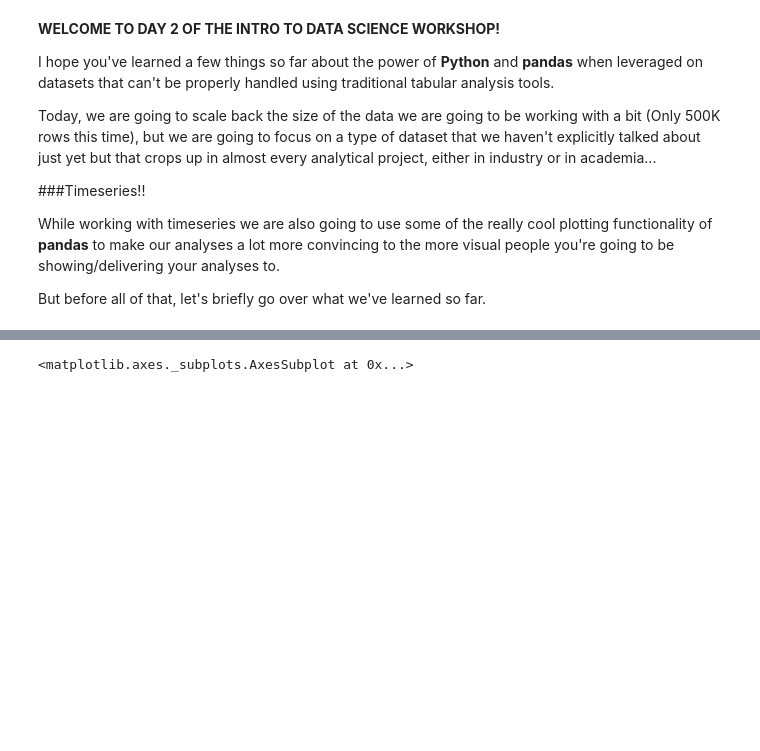
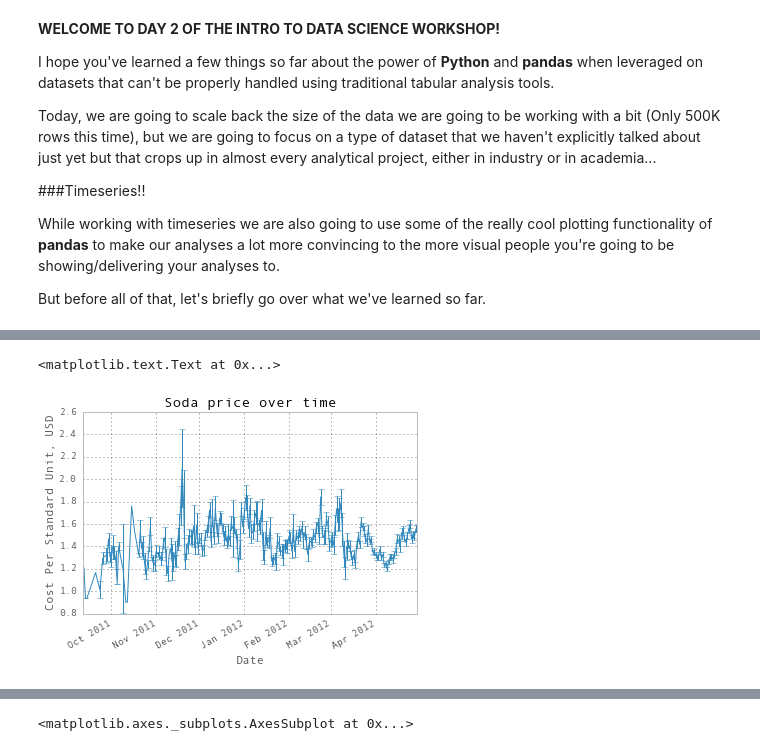
Before and after one commit to learn-co-students/intro-datascience-workshop-dumbo-web-080519, a Jupyter notebook: day2/Lesson 3 - Working with timeseries and learning to plot along the way.ipynb, the cells around one changed output, grey strips where cells are left out. Cells and saved outputs as stored; diff of their text form; code cells hidden in the pictures; blank space fills up the shorter version.

```diff
--- a/day2/Lesson 3 - Working with timeseries and learning to plot along the way.ipynb
+++ b/day2/Lesson 3 - Working with timeseries and learning to plot along the way.ipynb
@@ -71,0 +290,12 @@ priceData["Date"] = pd.to_datetime(priceData["Obs_Date_(yyyy-MM-dd)"],format="%Y
+# %%
+sodaPrices = priceData[priceData.Product_Name=="Coca Cola / Pepsi Cola"]
+
+sodaGroups = sodaPrices.groupby("Date")
+sodaMeans = sodaGroups["Conv_Price"].agg(np.mean)
+sodaErrs = sodaGroups["Conv_Price"].agg(stats.sem)
+
+sodaMeans.plot(yerr=sodaErrs,title="Soda price over time")
+plt.ylabel("Cost Per Standard Unit, USD")
+# %% [output]
+<matplotlib.text.Text at 0x...>
+[figure, added]
```
Also changed, not shown: parts of 27 cells of this notebook.
